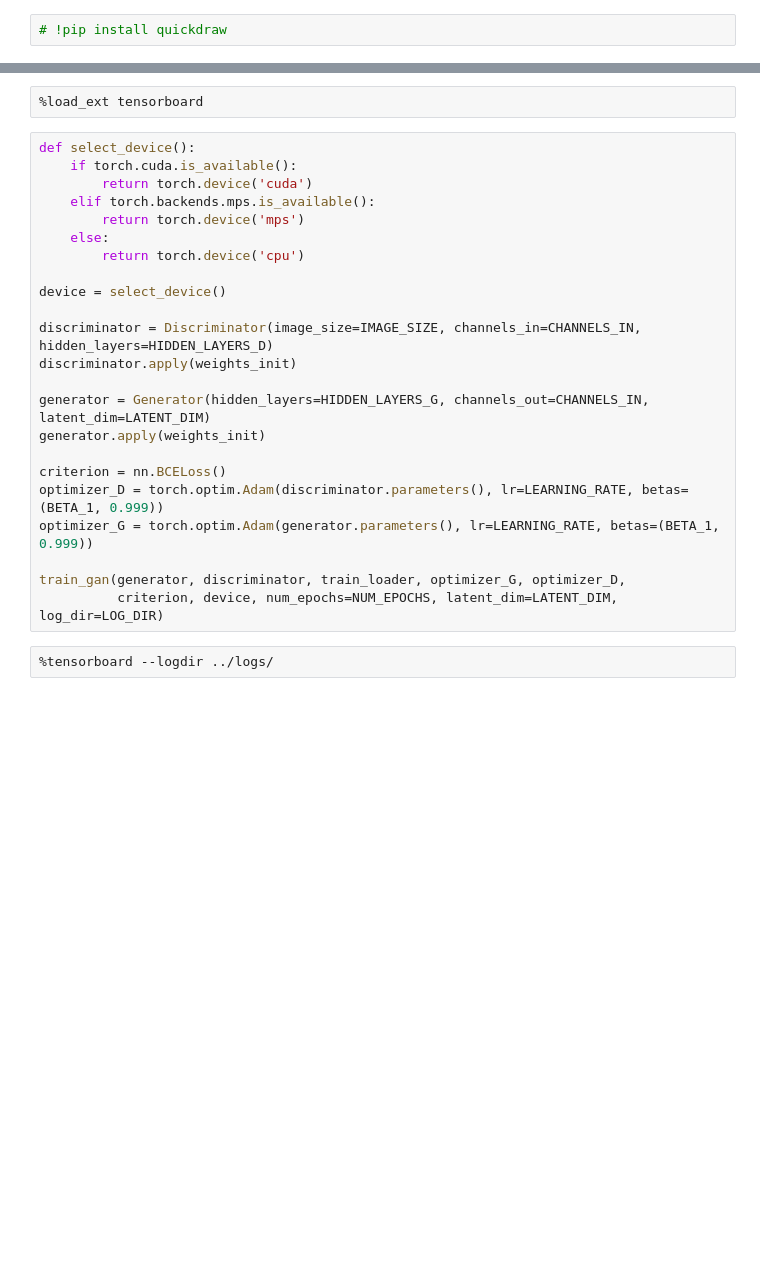
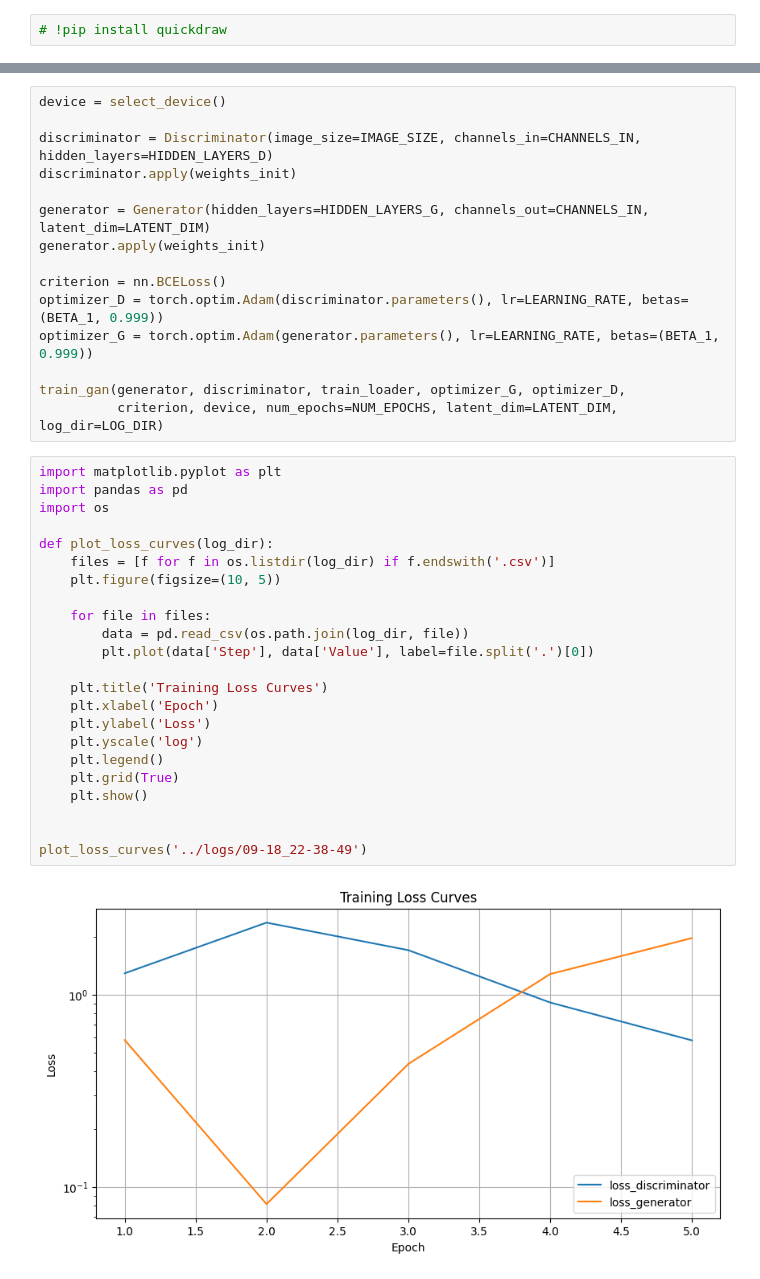
Before and after one commit to ugniusalekna/intro-to-ml, a Jupyter notebook: docs/_sources/notebooks/7-generatyviniai-neuroniniai-tinklai.ipynb, the cells around one changed output, grey strips where cells are left out. Saved outputs shown, nothing was run; the diff lists cells and outputs as text; blank space fills up the shorter version.

```diff
--- a/docs/_sources/notebooks/7-generatyviniai-neuroniniai-tinklai.ipynb
+++ b/docs/_sources/notebooks/7-generatyviniai-neuroniniai-tinklai.ipynb
@@ -456,17 +458,7 @@ train_loader = DataLoader(train_dataset, batch_size=BATCH_SIZE, shuffle=True, dr
 # %% [output]
 loading cat drawings
 load complete
-# %%
-%load_ext tensorboard
 # %%
-def select_device():
-    if torch.cuda.is_available():
-        return torch.device('cuda')
-    elif torch.backends.mps.is_available():
-        return torch.device('mps')
-    else:
-        return torch.device('cpu')
-
 device = select_device()
 
 discriminator = Discriminator(image_size=IMAGE_SIZE, channels_in=CHANNELS_IN, hidden_layers=HIDDEN_LAYERS_D)
@@ -481,5 +473,28 @@ optimizer_G = torch.optim.Adam(generator.parameters(), lr=LEARNING_RATE, betas=(
 
 train_gan(generator, discriminator, train_loader, optimizer_G, optimizer_D,
           criterion, device, num_epochs=NUM_EPOCHS, latent_dim=LATENT_DIM, log_dir=LOG_DIR)
-# %%
-%tensorboard --logdir ../logs/
+# %%
+import matplotlib.pyplot as plt
+import pandas as pd
+import os
+
+def plot_loss_curves(log_dir):
+    files = [f for f in os.listdir(log_dir) if f.endswith('.csv')]
+    plt.figure(figsize=(10, 5))
+
+    for file in files:
+        data = pd.read_csv(os.path.join(log_dir, file))
+        plt.plot(data['Step'], data['Value'], label=file.split('.')[0])
+
+    plt.title('Training Loss Curves')
+    plt.xlabel('Epoch')
+    plt.ylabel('Loss')
+    plt.yscale('log')
+    plt.legend()
+    plt.grid(True)
+    plt.show()
+
+
+plot_loss_curves('../logs/09-18_22-38-49')
+# %% [output]
+[figure, added]
```
Also changed, not shown: parts of 12 cells of this notebook, 3 other files.
